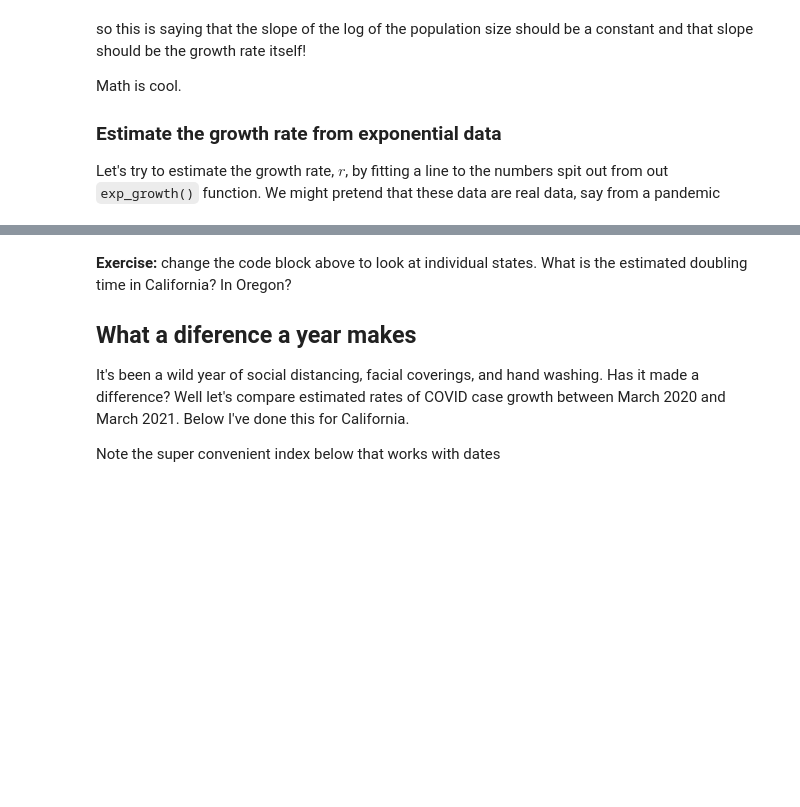
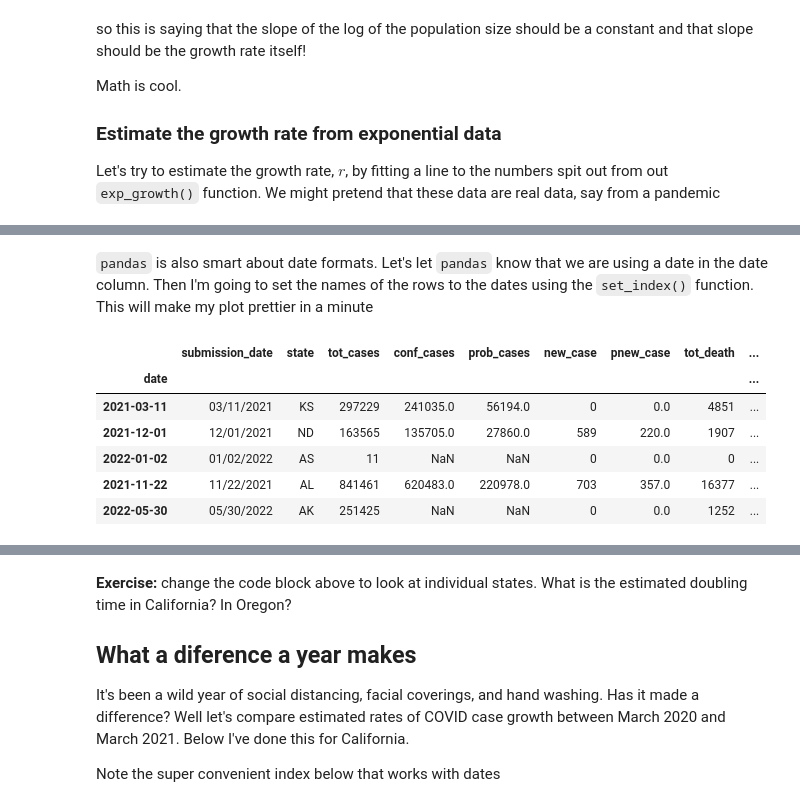
Before and after one commit to andrewkern/bio399, a Jupyter notebook: week2.ipynb, the cells around one changed output, grey strips where cells are left out. Cells and saved outputs as stored; diff of their text form; code cells hidden in the pictures; blank space fills up the shorter version.

```diff
--- a/week2.ipynb
+++ b/week2.ipynb
@@ -110,0 +141,14 @@ Let's work on the CDC data that we brought in earlier. We will restrict ourselve
+# %% [markdown]
+`pandas` is also smart about date formats. Let's let `pandas` know that we are using a date in the date column. Then I'm going to set the names of the rows to the dates using the `set_index()` function. This will make my plot prettier in a minute
+# %%
+x['date']=pd.to_datetime(x['submission_date'],format='%m/%d/%Y')
+x.set_index(['date'],inplace=True)
+x.head()
+# %% [output]
+|  | submission_date | state | tot_cases | conf_cases | prob_cases | new_case | pnew_case | tot_death | ... |
+| date |  |  |  |  |  |  |  |  | ... |
+| 2021-03-11 | 03/11/2021 | KS | 297229 | 241035.0 | 56194.0 | 0 | 0.0 | 4851 | ... |
+| 2021-12-01 | 12/01/2021 | ND | 163565 | 135705.0 | 27860.0 | 589 | 220.0 | 1907 | ... |
+| 2022-01-02 | 01/02/2022 | AS | 11 | NaN | NaN | 0 | 0.0 | 0 | ... |
+| 2021-11-22 | 11/22/2021 | AL | 841461 | 620483.0 | 220978.0 | 703 | 357.0 | 16377 | ... |
+| 2022-05-30 | 05/30/2022 | AK | 251425 | NaN | NaN | 0 | 0.0 | 1252 | ... |
```
Also changed, not shown: parts of 14 cells of this notebook.
